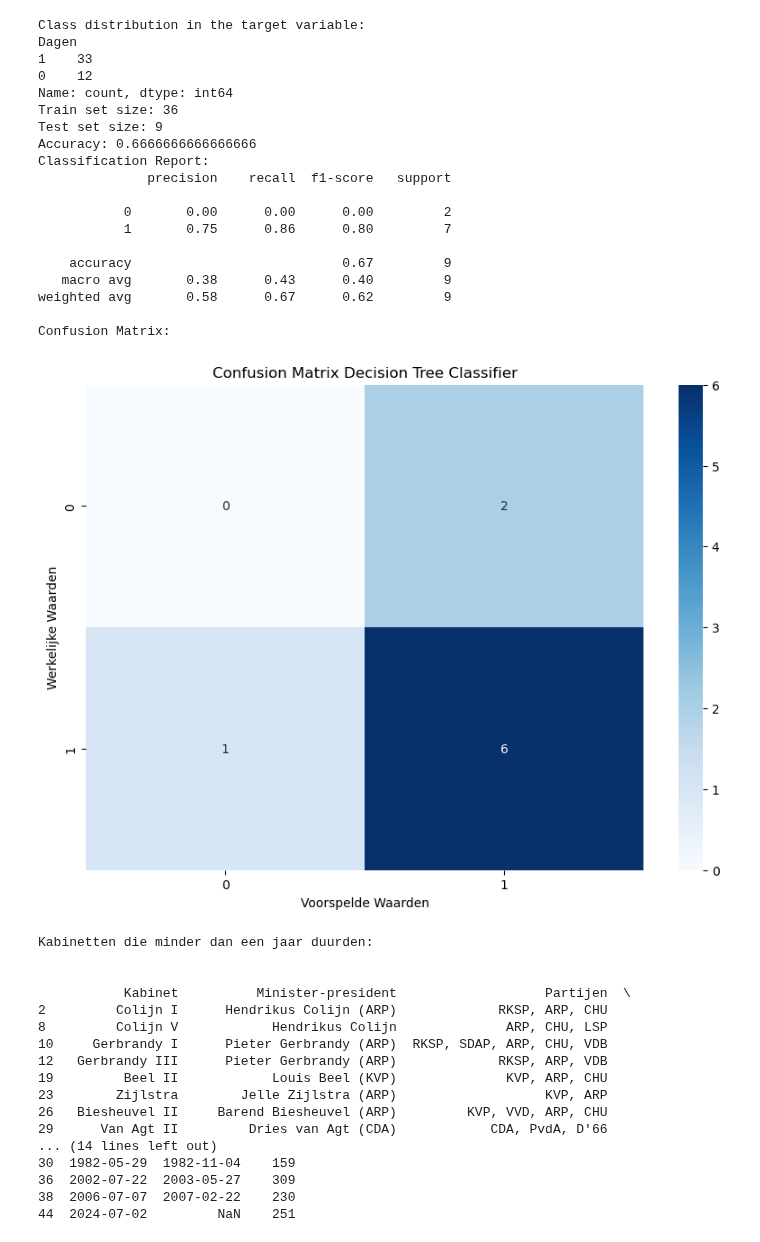
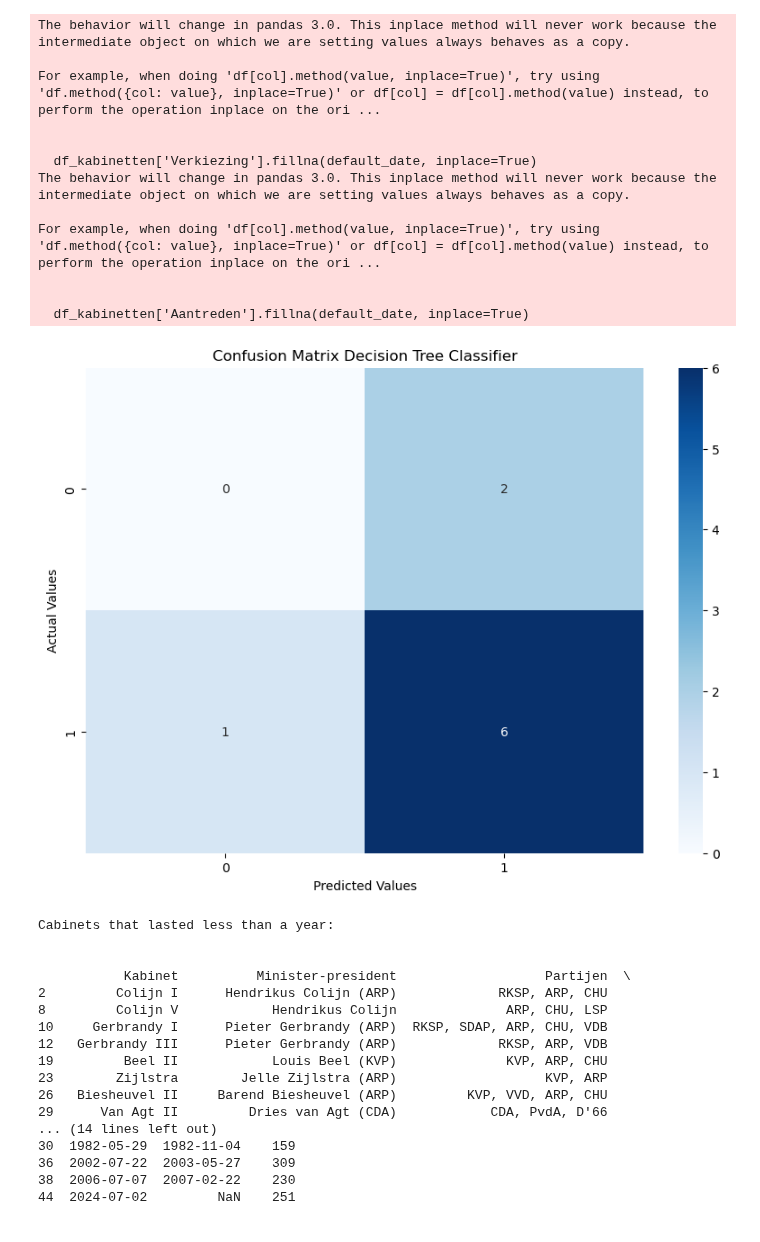
Before and after one commit to merijnvervoorn/coalitie-voorspeller, a Jupyter notebook: data/cabinets/historical-cabinets.ipynb, the cells around one changed output. Cells and saved outputs as stored; diff of their text form; code cells hidden in the pictures.

```diff
--- a/data/cabinets/historical-cabinets.ipynb
+++ b/data/cabinets/historical-cabinets.ipynb
@@ -131,24 +130,24 @@ from imblearn.over_sampling import SMOTE
 import seaborn as sns
 import matplotlib.pyplot as plt
 
-# Data inlezen
+# Read data
 df_kabinetten = pd.read_csv('kabinetten_schoongemaakt.csv')
 
-# Zet datetime kolommen om naar time delta's vanaf een referentiepunt '1918-01-01'
+# Convert datetime columns to time deltas from a reference point '1918-01-01'
 ref_date = pd.Timestamp('1918-01-01')
 df_kabinetten['Verkiezing'] = pd.to_datetime(df_kabinetten['Verkiezing'], errors='coerce')
 df_kabinetten['Aantreden'] = pd.to_datetime(df_kabinetten['Aantreden'], errors='coerce')
 
-# Vul ontbrekende datumwaarden in 'Verkiezing' en 'Aantreden' met een default jaar
-default_date = ref_date + pd.DateOffset(years=1)  # Voeg één jaar toe aan ref_date als default
+# Fill missing date values in 'Verkiezing' and 'Aantreden' with a default year
+default_date = ref_date + pd.DateOffset(years=1)  # Add one year to ref_date as default
 df_kabinetten['Verkiezing'].fillna(default_date, inplace=True)
 df_kabinetten['Aantreden'].fillna(default_date, inplace=True)
 
-# Zet datetime kolommen om naar tijdsdelta's vanaf het referentiepunt
+# Convert datetime columns to time deltas from the reference point
 df_kabinetten['Verkiezing'] = (df_kabinetten['Verkiezing'] - ref_date).dt.days
 df_kabinetten['Aantreden'] = (df_kabinetten['Aantreden'] - ref_date).dt.days
 
-# Verwerk de 'Partijen' kolom zodat multiple parties wordt gesplitst en gecodeerde
+# Process the 'Partijen' column to split multiple parties and encode them
 def split_and_rename_parties(df):
     df_parties_expanded = df['Partijen'].str.get_dummies(sep=',')
     df_combined = pd.concat([df.drop(['Partijen'], axis=1), df_parties_expanded], axis=1)
@@ -156,25 +155,25 @@ def split_and_rename_parties(df):
 
 df_kabinetten_expanded = split_and_rename_parties(df_kabinetten)
 
-# Selecteer relevante kolommen
+# Select relevant columns
 X = df_kabinetten_expanded.drop(['Kabinet', 'Foto', 'Minister-president', 'Demissionair', 'Aftreden', 'Dagen'], axis=1)
 y = df_kabinetten_expanded['Dagen']
 
-# Vul ontbrekende waarden in de feature matrix met de mediaan (of andere passende strategie)
+# Fill missing values in the feature matrix with the median (or another suitable strategy)
 imputer = SimpleImputer(strategy='median')
 X_imputed = imputer.fit_transform(X)
 
-# Binaire classificatie
+# Binary classification
 y_binary = y.apply(lambda x: 1 if x > 365 else 0)
 
-# Controleer klasseverdeling
+# Check class distribution
 print("Class distribution in the target variable:")
 print(y_binary.value_counts())
 
 # Train-test split
 X_train, X_test, y_train, y_test = train_test_split(X_imputed, y_binary, test_size=0.2, random_state=42, stratify=y_binary)
 
-# Controleer grootte van de training en test sets
+# Check size of the training and test sets
 print("Train set size:", len(X_train))
 print("Test set size:", len(X_test))
 
@@ -186,10 +185,10 @@ X_train_res, y_train_res = smote.fit_resample(X_train, y_train)
 clf = DecisionTreeClassifier(max_depth=5, random_state=42)
 clf.fit(X_train_res, y_train_res)
 
-# Predicties
+# Predictions
 y_pred = clf.predict(X_test)
 
-# Evaluatie
+# Evaluation
 accuracy = accuracy_score(y_test, y_pred)
 print("Accuracy:", accuracy)
 print("Classification Report:")
@@ -197,11 +196,11 @@ print(classification_report(y_test, y_pred))
 print("Confusion Matrix:")
 conf_matrix = confusion_matrix(y_test, y_pred)
 
-# Confusion matrix plotten
+# Plot confusion matrix
 plt.figure(figsize=(10, 7))
 sns.heatmap(conf_matrix, annot=True, fmt='d', cmap='Blues', xticklabels=clf.classes_, yticklabels=clf.classes_)
-plt.xlabel('Voorspelde Waarden')
-plt.ylabel('Werkelijke Waarden')
+plt.xlabel('Predicted Values')
+plt.ylabel('Actual Values')
 plt.title('Confusion Matrix Decision Tree Classifier')
 plt.show()
 # %% [output]
@@ -220,41 +226,34 @@ For example, when doing 'df[col].method(value, inplace=True)', try using 'df.met
-Class distribution in the target variable:
-Dagen
-1    33
-0    12
-Name: count, dtype: int64
-Train set size: 36
-Test set size: 9
-Accuracy: 0.6666666666666666
-Classification Report:
-              precision    recall  f1-score   support
+The behavior will change in pandas 3.0. This inplace method will never work because the intermediate object on which we are setting values always behaves as a copy.
 
-           0       0.00      0.00      0.00         2
-           1       0.75      0.86      0.80         7
+For example, when doing 'df[col].method(value, inplace=True)', try using 'df.method({col: value}, inplace=True)' or df[col] = df[col].method(value) instead, to perform the operation inplace on the ori ...
 
-    accuracy                           0.67         9
-   macro avg       0.38      0.43      0.40         9
-weighted avg       0.58      0.67      0.62         9
 
-Confusion Matrix:
+  df_kabinetten['Verkiezing'].fillna(default_date, inplace=True)
+The behavior will change in pandas 3.0. This inplace method will never work because the intermediate object on which we are setting values always behaves as a copy.
+
+For example, when doing 'df[col].method(value, inplace=True)', try using 'df.method({col: value}, inplace=True)' or df[col] = df[col].method(value) instead, to perform the operation inplace on the ori ...
+
+
+  df_kabinetten['Aantreden'].fillna(default_date, inplace=True)
-[figure, old version]
+[figure, new version]
 # %%
 import pandas as pd
 
-# Data inlezen
+# Read data
 df_kabinetten = pd.read_csv('kabinetten_schoongemaakt.csv')
 
-# Converteer 'Dagen' naar numerieke waarden indien nodig
+# Convert 'Dagen' to numeric values if needed
 df_kabinetten['Dagen'] = df_kabinetten['Dagen'].apply(pd.to_numeric, errors='coerce')
 
-# Filter kabinetten die minder dan een jaar (365 dagen) duurden
+# Filter cabinets that lasted less than a year (365 days)
 df_short_term = df_kabinetten[df_kabinetten['Dagen'] <= 365]
 
-# Print informatie over kabinetten die minder dan een jaar duurden
-print("Kabinetten die minder dan een jaar duurden:")
+# Print information about cabinets that lasted less than a year
+print("Cabinets that lasted less than a year:")
 print("\n")
 print(df_short_term[['Kabinet', 'Minister-president', 'Partijen', 'Aantreden', 'Aftreden', 'Dagen']])
 # %% [output]
-Kabinetten die minder dan een jaar duurden:
+Cabinets that lasted less than a year:
 
 
            Kabinet          Minister-president                   Partijen  \
```
Also changed, not shown: parts of 5 cells of this notebook.
